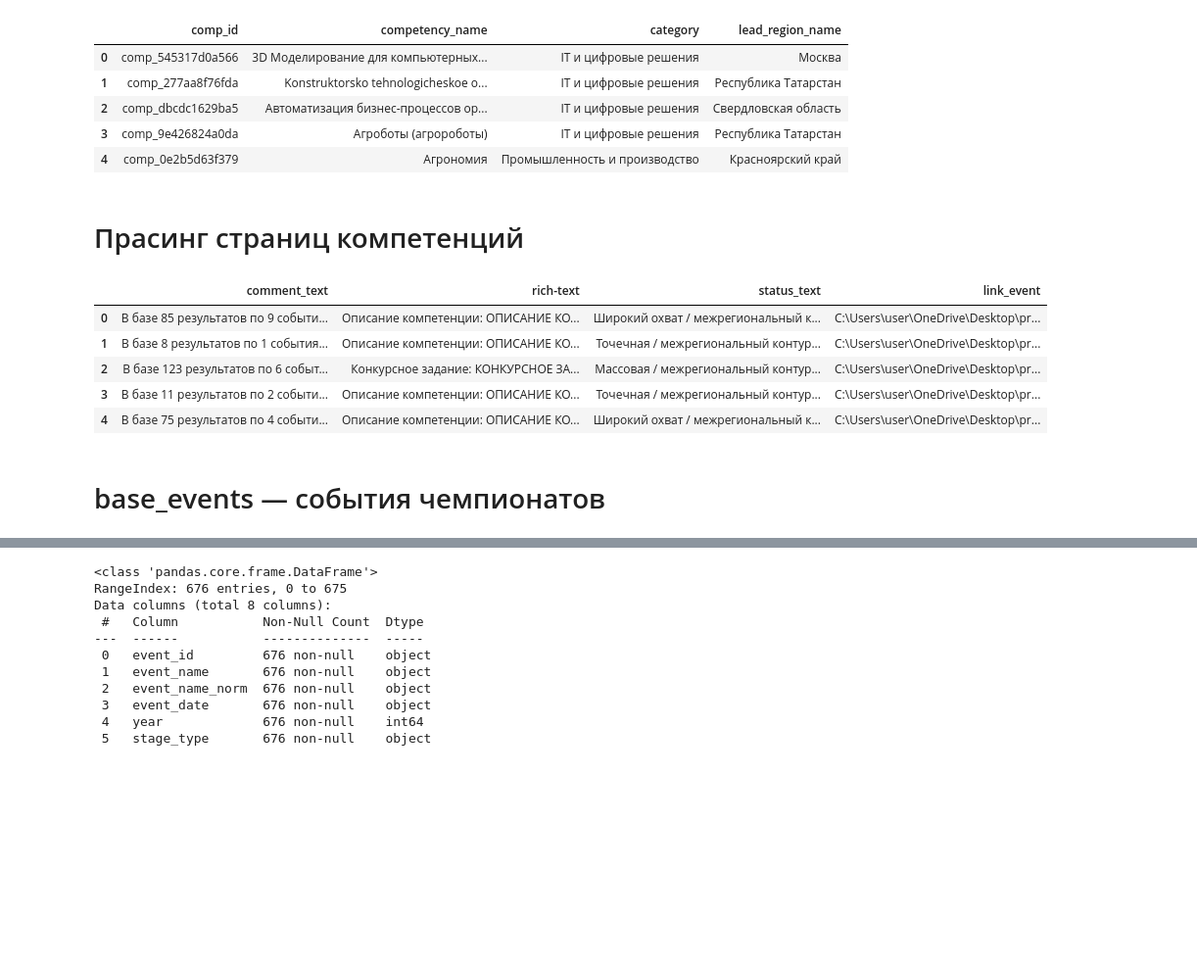
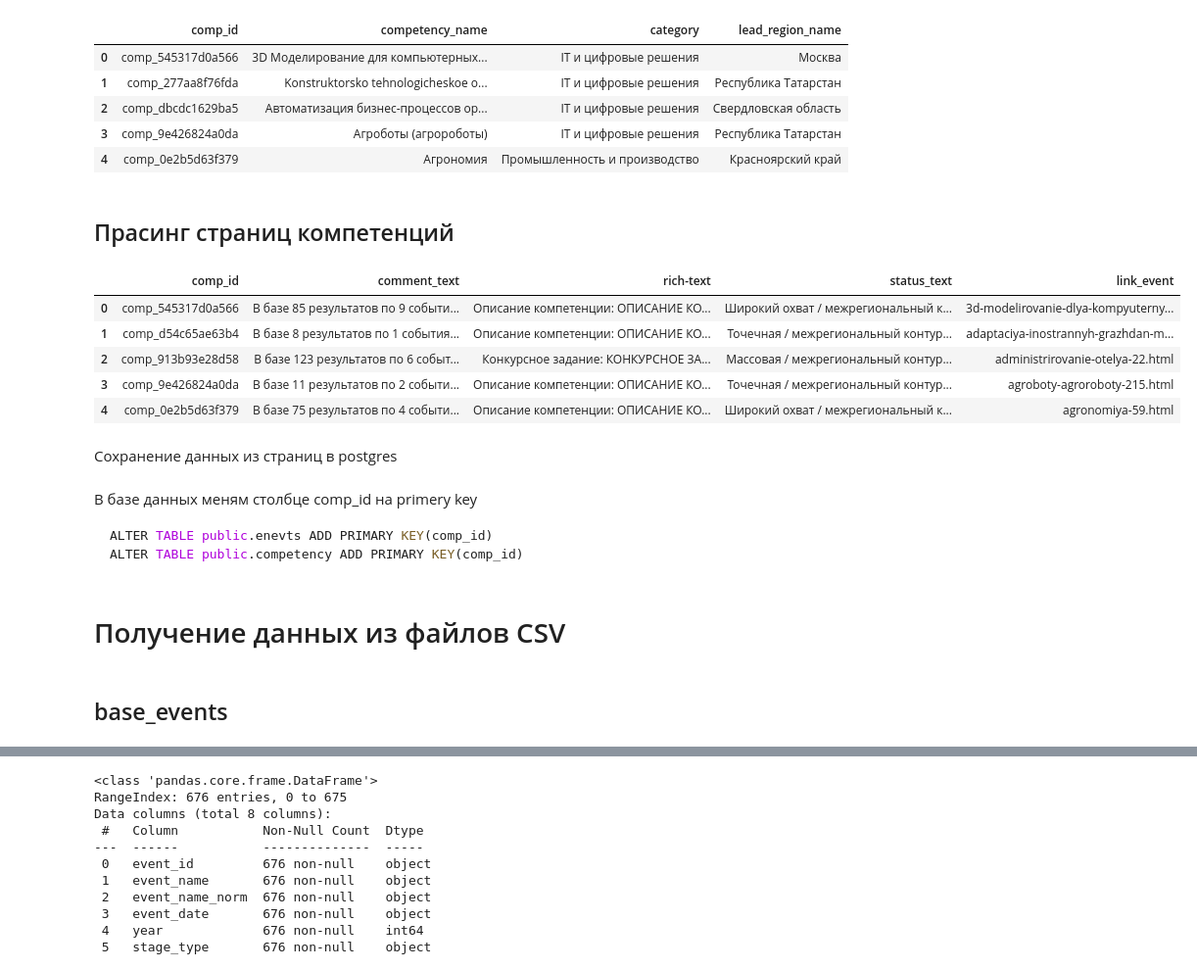
Before and after one commit to George-Mironenko/porfessional27, a Jupyter notebook: professional.ipynb, the cells around one changed output, grey strips where cells are left out. Shown at 98% size. Cells and saved outputs as stored; diff of their text form; code cells hidden in the pictures; blank space fills up the shorter version.

````diff
--- a/professional.ipynb
+++ b/professional.ipynb
@@ -96,36 +96,39 @@ df_registry.head(5)
 | 3 | comp_9e426824a0da | Агроботы (агророботы) | IT и цифровые решения | Республика Татарстан |
 | 4 | comp_0e2b5d63f379 | Агрономия | Промышленность и производство | Красноярский край |
 # %% [markdown]
-# Прасинг страниц компетенций
+## Прасинг страниц компетенций
 # %%
 # Путь к папке
 folder = Path(r'C:\Users\user\OneDrive\Desktop\pro27\contest_bi_analyst_participant_final\module_a_html\competencies')
 
 rows = []
 # Цикл для перебора всех файлов в папке
 for item in folder.iterdir():
     # Проверка, что это файл и что это не файл главной страницы
     if item.is_file() and item.name != "registry.html":
         # Открытие и парсинг файла
         with open(item, encoding="utf-8") as file:
             soup = BeautifulSoup(file)
         # Получение данных из файла
         row = {
+            "comp_id": soup.select_one('[data-field="comp_id"] dd').get_text(strip=True),
             "comment_text": soup.select_one('[data-field="comment_text"] dd').get_text(strip=True),
             "rich-text": soup.select_one('[class="rich-text"] p').get_text(strip=True),
             "status_text": soup.select_one('[data-field="status_text"] dd').get_text(strip=True),
-            "link_event": item
+            "link_event": item.name
         }
         # Добавление данных в таблицу
         rows.append(row)
 
 # Конвертация в dataframe
-df_registry = pd.DataFrame(rows)
-df_registry.head(5)
+df_event = pd.DataFrame(rows)
+df_event.head(5)
 # %% [output]
-|  | comment_text | rich-text | status_text | link_event |
-| 0 | В базе 85 результатов по 9 событи... | Описание компетенции: ОПИСАНИЕ КО... | Широкий охват / межрегиональный к... | C:\Users\user\OneDrive\Desktop\pr... |
-| 1 | В базе 8 результатов по 1 события... | Описание компетенции: ОПИСАНИЕ КО... | Точечная / межрегиональный контур... | C:\Users\user\OneDrive\Desktop\pr... |
-| 2 | В базе 123 результатов по 6 событ... | Конкурсное задание: КОНКУРСНОЕ ЗА... | Массовая / межрегиональный контур... | C:\Users\user\OneDrive\Desktop\pr... |
-| 3 | В базе 11 результатов по 2 событи... | Описание компетенции: ОПИСАНИЕ КО... | Точечная / межрегиональный контур... | C:\Users\user\OneDrive\Desktop\pr... |
-| 4 | В базе 75 результатов по 4 событи... | Описание компетенции: ОПИСАНИЕ КО... | Широкий охват / межрегиональный к... | C:\Users\user\OneDrive\Desktop\pr... |
+|  | comp_id | comment_text | rich-text | status_text | link_event |
+| 0 | comp_545317d0a566 | В базе 85 результатов по 9 событи... | Описание компетенции: ОПИСАНИЕ КО... | Широкий охват / межрегиональный к... | 3d-modelirovanie-dlya-kompyuterny... |
+| 1 | comp_d54c65ae63b4 | В базе 8 результатов по 1 события... | Описание компетенции: ОПИСАНИЕ КО... | Точечная / межрегиональный контур... | adaptaciya-inostrannyh-grazhdan-m... |
+| 2 | comp_913b93e28d58 | В базе 123 результатов по 6 событ... | Конкурсное задание: КОНКУРСНОЕ ЗА... | Массовая / межрегиональный контур... | administrirovanie-otelya-22.html |
+| 3 | comp_9e426824a0da | В базе 11 результатов по 2 событи... | Описание компетенции: ОПИСАНИЕ КО... | Точечная / межрегиональный контур... | agroboty-agroroboty-215.html |
+| 4 | comp_0e2b5d63f379 | В базе 75 результатов по 4 событи... | Описание компетенции: ОПИСАНИЕ КО... | Широкий охват / межрегиональный к... | agronomiya-59.html |
+# %% [markdown]
+Сохранение данных из страниц в postgres
@@ -132,5 +138,13 @@ df_registry.head(5)
+# %% [markdown]
+В базе данных меням столбце comp_id на primery key
+```sql
+ALTER TABLE public.enevts ADD PRIMARY KEY(comp_id)
+ALTER TABLE public.competency ADD PRIMARY KEY(comp_id)
+```
+# %% [markdown]
+# Получение данных из файлов CSV
 # %% [markdown]
-# base_events — события чемпионатов
+## base_events
 # %%
 df_base_events = pd.read_csv(
     r"C:\Users\user\OneDrive\Desktop\pro27\contest_bi_analyst_participant_final\base_tables\base_events.csv"
````
Also changed, not shown: parts of 29 cells of this notebook.
